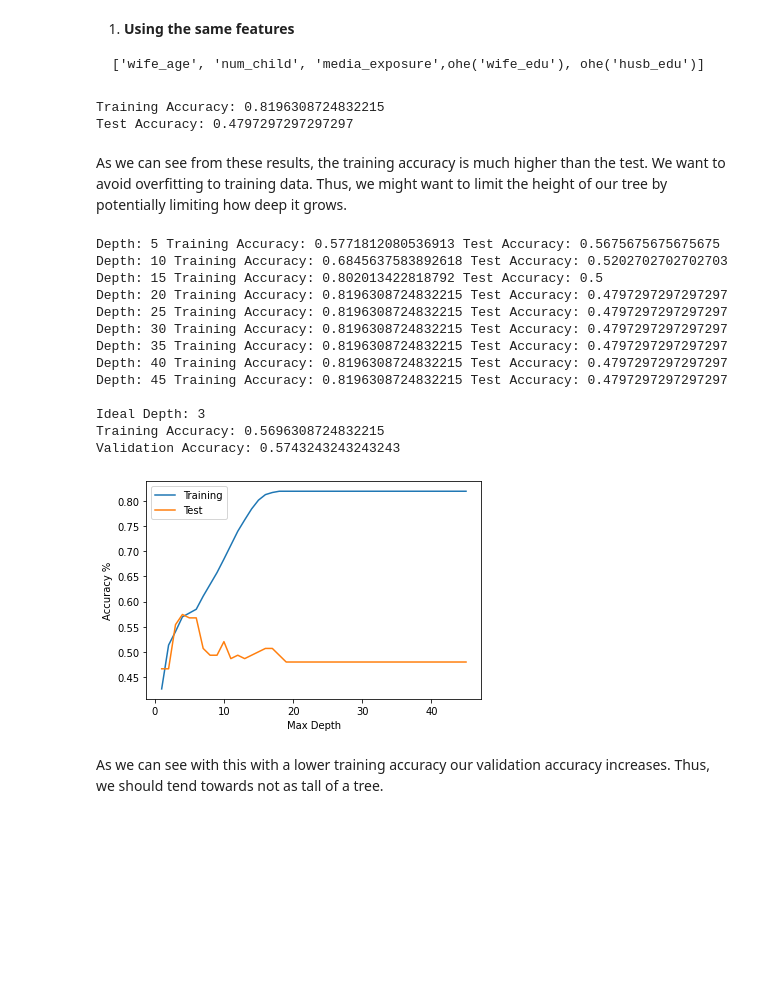
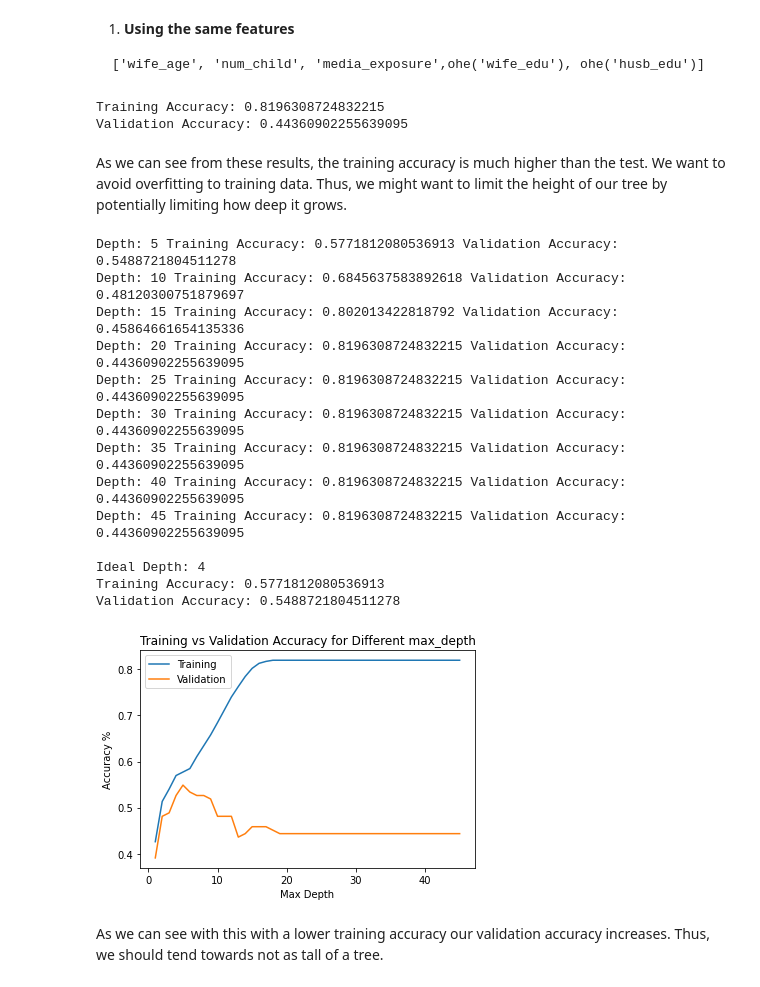
Before and after one commit to amandayuan/data100_final_contraceptive, a Jupyter notebook: contraceptive.ipynb, the cells around one changed output. Cells and saved outputs as stored; diff of their text form; code cells hidden in the pictures; blank space fills up the shorter version.

```diff
--- a/contraceptive.ipynb
+++ b/contraceptive.ipynb
@@ -661,56 +656,57 @@ https://towardsdatascience.com/one-hot-encoding-is-making-your-tree-based-ensemb
 decision_tree_model = tree.DecisionTreeClassifier(random_state=100)
 decision_tree_model.fit(X_train, Y_train)
 dt_training_accuracy = decision_tree_model.score(X_train, Y_train)
-dt_test_accuracy = decision_tree_model.score(X_test, Y_test)
+dt_validation_accuracy = decision_tree_model.score(X_val, Y_val)
 print("Training Accuracy: " + str(dt_training_accuracy))
-print ("Test Accuracy: " + str(dt_test_accuracy))
+print ("Validation Accuracy: " + str(dt_validation_accuracy))
 # %% [output]
 Training Accuracy: 0.8196308724832215
-Test Accuracy: 0.4797297297297297
+Validation Accuracy: 0.44360902255639095
 # %% [markdown]
 As we can see from these results, the training accuracy is much higher than the test. We want to avoid overfitting to training data. Thus, we might want to limit the height of our tree by potentially limiting how deep it grows.
 # %%
-def select_max_depth(decision_tree_model, X_train, Y_train, X_test, Y_test):
+def select_max_depth(X_train, Y_train, X_val, Y_val):
   des_depth = []
   des_train = []
-  des_test = []
+  des_val = []
   for i in range(1, 46):
     decision_tree_model = tree.DecisionTreeClassifier(random_state=100,max_depth=i)
     decision_tree_model.fit(X_train, Y_train)
     dt_training_accuracy = decision_tree_model.score(X_train, Y_train)
-    dt_test_accuracy = decision_tree_model.score(X_test, Y_test)
+    dt_val_accuracy = decision_tree_model.score(X_val, Y_val)
     if(i%5 == 0):
-        print("Depth: " + str(i) + " Training Accuracy: " + str(dt_training_accuracy) + " Test Accuracy: " + str(dt_test_accuracy))
+        print("Depth: " + str(i) + " Training Accuracy: " + str(dt_training_accuracy) + " Validation Accuracy: " + str(dt_val_accuracy))
     des_depth.append(i)
     des_train.append(dt_training_accuracy)
-    des_test.append(dt_test_accuracy)
+    des_val.append(dt_val_accuracy)
 
-  print("\nIdeal Depth: " + str(np.argmax(des_test)))
-  print("Training Accuracy: " + str(des_train[np.argmax(des_test)]))
-  print("Validation Accuracy: " + str(des_test[np.argmax(des_test)]) + "\n")
+  print("\nIdeal Depth: " + str(np.argmax(des_val)))
+  print("Training Accuracy: " + str(des_train[np.argmax(des_val)]))
+  print("Validation Accuracy: " + str(des_val[np.argmax(des_val)]) + "\n")
 
-  plt.plot(des_depth,des_train, des_depth,des_test)
+  plt.plot(des_depth,des_train, des_depth,des_val)
   plt.ylabel('Accuracy %')
   plt.xlabel('Max Depth')
-  plt.legend(["Training","Test"])
+  plt.legend(["Training","Validation"])
+  plt.title("Training vs Validation Accuracy for Different max_depth")
   plt.show()
 
-select_max_depth(decision_tree_model, X_train, Y_train, X_test, Y_test)
+select_max_depth(X_train, Y_train, X_val, Y_val)
 # %% [output]
-Depth: 5 Training Accuracy: 0.5771812080536913 Test Accuracy: 0.5675675675675675
-Depth: 10 Training Accuracy: 0.6845637583892618 Test Accuracy: 0.5202702702702703
-Depth: 15 Training Accuracy: 0.802013422818792 Test Accuracy: 0.5
-Depth: 20 Training Accuracy: 0.8196308724832215 Test Accuracy: 0.4797297297297297
-Depth: 25 Training Accuracy: 0.8196308724832215 Test Accuracy: 0.4797297297297297
-Depth: 30 Training Accuracy: 0.8196308724832215 Test Accuracy: 0.4797297297297297
-Depth: 35 Training Accuracy: 0.8196308724832215 Test Accuracy: 0.4797297297297297
-Depth: 40 Training Accuracy: 0.8196308724832215 Test Accuracy: 0.4797297297297297
-Depth: 45 Training Accuracy: 0.8196308724832215 Test Accuracy: 0.4797297297297297
+Depth: 5 Training Accuracy: 0.5771812080536913 Validation Accuracy: 0.5488721804511278
+Depth: 10 Training Accuracy: 0.6845637583892618 Validation Accuracy: 0.48120300751879697
+Depth: 15 Training Accuracy: 0.802013422818792 Validation Accuracy: 0.45864661654135336
+Depth: 20 Training Accuracy: 0.8196308724832215 Validation Accuracy: 0.44360902255639095
+Depth: 25 Training Accuracy: 0.8196308724832215 Validation Accuracy: 0.44360902255639095
+Depth: 30 Training Accuracy: 0.8196308724832215 Validation Accuracy: 0.44360902255639095
+Depth: 35 Training Accuracy: 0.8196308724832215 Validation Accuracy: 0.44360902255639095
+Depth: 40 Training Accuracy: 0.8196308724832215 Validation Accuracy: 0.44360902255639095
+Depth: 45 Training Accuracy: 0.8196308724832215 Validation Accuracy: 0.44360902255639095
 
-Ideal Depth: 3
-Training Accuracy: 0.5696308724832215
-Validation Accuracy: 0.5743243243243243
+Ideal Depth: 4
+Training Accuracy: 0.5771812080536913
+Validation Accuracy: 0.5488721804511278
-[figure, old version]
+[figure, new version]
 # %% [markdown]
 As we can see with this with a lower training accuracy our validation accuracy increases. Thus, we should tend towards not as tall of a tree.
 # %% [markdown]
```
Also changed, not shown: parts of 35 cells of this notebook.
